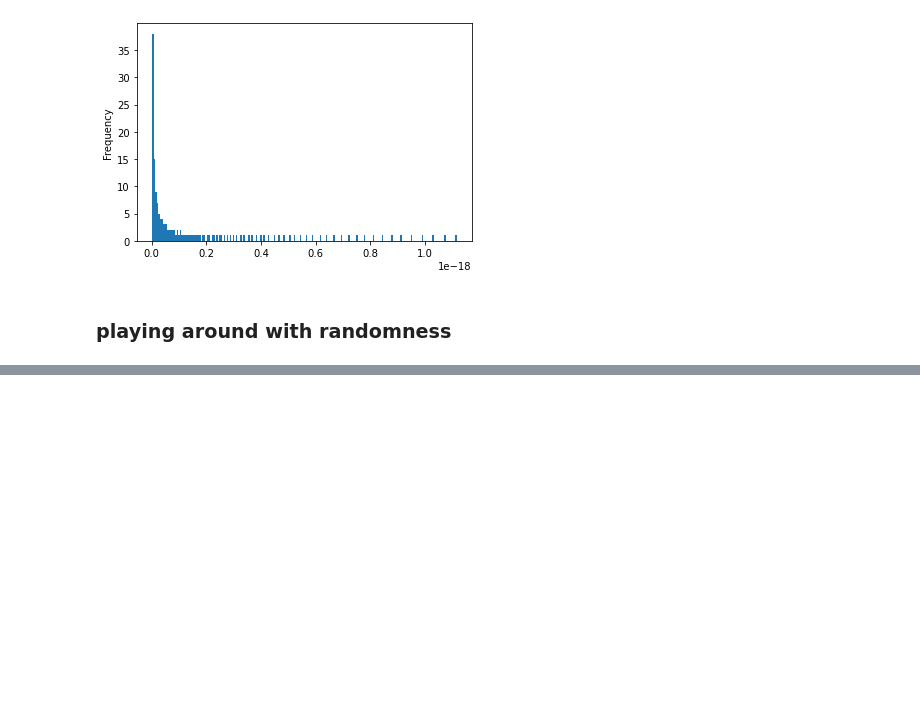
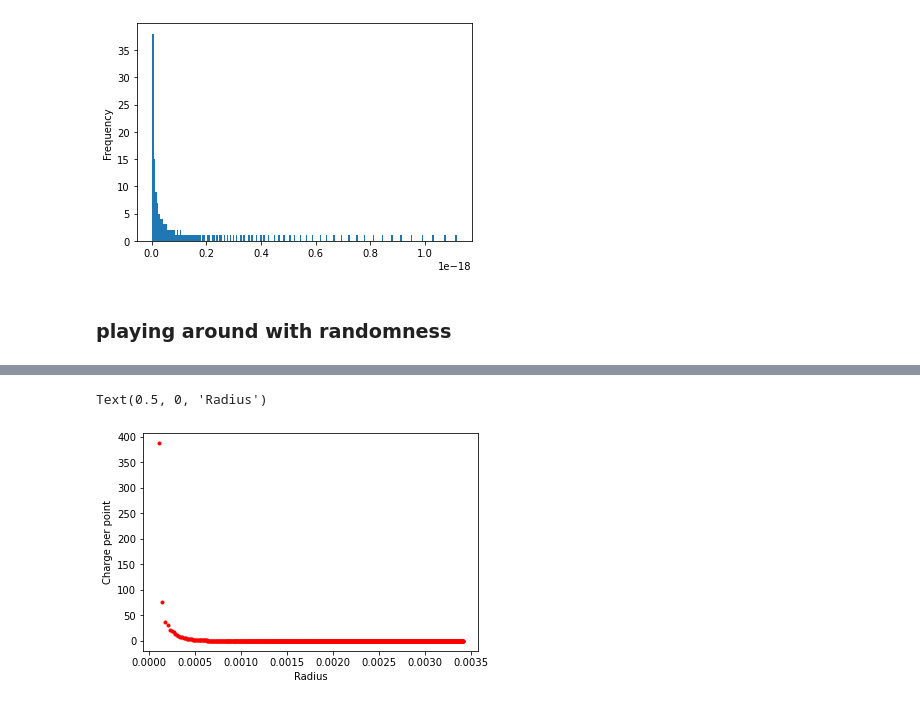
Before and after one commit to AriAtari/ChargeSeparation, a Jupyter notebook: Changing_radii.ipynb, the cells around one changed output, grey strips where cells are left out. Cells and saved outputs as stored; diff of their text form; code cells hidden in the pictures; blank space fills up the shorter version.

```diff
--- a/Changing_radii.ipynb
+++ b/Changing_radii.ipynb
@@ -328 +328,8 @@ changeAtest
 1166 rows × 3 columns
+# %%
+plt.plot(changeAtest.loc[:,"Radius (m)"],changeAtest.loc[:,"Charge per Point"],".r")
+plt.ylabel("Charge per point")
+plt.xlabel("Radius")
+# %% [output]
+Text(0.5, 0, 'Radius')
+[figure, added]
```
Also changed, not shown: parts of 15 cells of this notebook.
